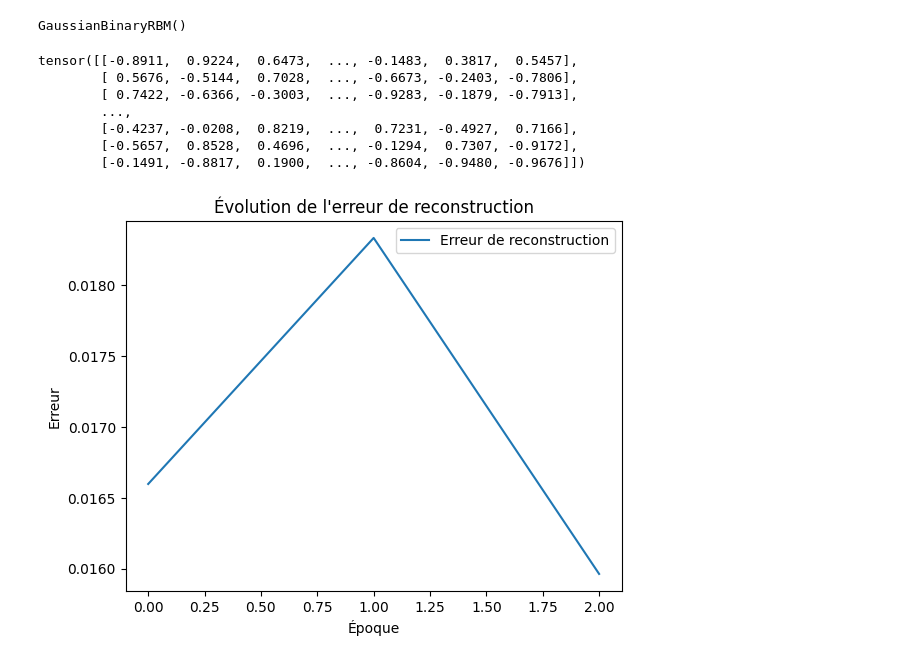
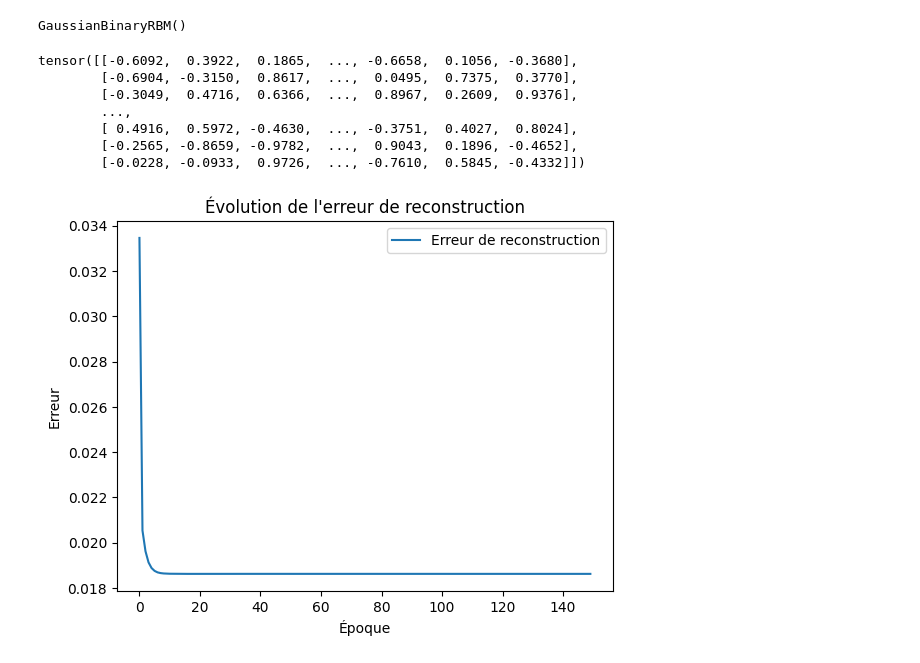
Before and after one commit to Faj1223/BLIP-RBM, a Jupyter notebook: notebooks/test_Gaussian-RBM.ipynb, the cells around one changed output. Drawn from its saved outputs; the diff is of its cells as text; code cells hidden in the pictures.

```diff
--- a/notebooks/test_Gaussian-RBM.ipynb
+++ b/notebooks/test_Gaussian-RBM.ipynb
@@ -7,6 +7,8 @@ import src.RBM as rbm
 # %%
 visible_dim = 443136
 hidden_dim = 1000
-sigma = 10
-RBM =  rbm.GaussianBinaryRBM(visible_dim, hidden_dim, sigma)
+sigma = 0.1
+RBM_1 =  rbm.GaussianBinaryRBM(visible_dim, hidden_dim, sigma)
+RBM_2 =  rbm.GaussianBinaryRBM(visible_dim, hidden_dim, sigma)
+RBM_3 =  rbm.GaussianBinaryRBM(visible_dim, hidden_dim, sigma)
 # %%
@@ -14,18 +16,18 @@ print(RBM)
 # %% [output]
 GaussianBinaryRBM()
 # %%
-batch_size = 10
+batch_size = 20
 Batch_data = torch.randn(batch_size, visible_dim)
 Batch_data = torch.tanh(Batch_data)
 print(Batch_data)
 # %% [output]
-tensor([[-0.8911,  0.9224,  0.6473,  ..., -0.1483,  0.3817,  0.5457],
-        [ 0.5676, -0.5144,  0.7028,  ..., -0.6673, -0.2403, -0.7806],
-        [ 0.7422, -0.6366, -0.3003,  ..., -0.9283, -0.1879, -0.7913],
+tensor([[-0.6092,  0.3922,  0.1865,  ..., -0.6658,  0.1056, -0.3680],
+        [-0.6904, -0.3150,  0.8617,  ...,  0.0495,  0.7375,  0.3770],
+        [-0.3049,  0.4716,  0.6366,  ...,  0.8967,  0.2609,  0.9376],
         ...,
-        [-0.4237, -0.0208,  0.8219,  ...,  0.7231, -0.4927,  0.7166],
-        [-0.5657,  0.8528,  0.4696,  ..., -0.1294,  0.7307, -0.9172],
-        [-0.1491, -0.8817,  0.1900,  ..., -0.8604, -0.9480, -0.9676]])
+        [ 0.4916,  0.5972, -0.4630,  ..., -0.3751,  0.4027,  0.8024],
+        [-0.2565, -0.8659, -0.9782,  ...,  0.9043,  0.1896, -0.4652],
+        [-0.0228, -0.0933,  0.9726,  ..., -0.7610,  0.5845, -0.4332]])
 # %%
 import matplotlib.pyplot as plt
 
@@ -39,30 +41,30 @@ def plot_erreur(epoch, error):
     plt.legend()
     plt.show()
 # %%
-epoch = 3
+epoch = 150
 error_score = []
 Batch_error = torch.zeros(batch_size, visible_dim)
 
 for _ in range(epoch):
     # Applique le contraste de divergence sur le lot
-    RBM.contrastive_divergence(Batch_data)
+    RBM_1.contrastive_divergence(Batch_data)
 
     # Effectue la propagation avant pour obtenir les prédictions
-    Batch_pred = RBM.forward(Batch_data)
+    Batch_pred = RBM_1.forward(Batch_data)
 
 
     # Calcul de l'erreur
     Batch_error = Batch_data - Batch_pred
     error = 0
 
     # Imprimer Batch_error pour voir l'écart entre les données et les prédictions
     #print(f"Batch_error: {Batch_error}")
 
     for i in range(len(Batch_error)):
         error = error + (1/visible_dim)*torch.sqrt(((Batch_error[i, :]) ** 2).sum()).item()
 
     error_score.append(error)  # Erreur quadratique
 plot_erreur(epoch, error_score)
 # %% [output]
-[figure, old version]
+[figure, new version]
 # %%
```
Also changed, not shown: parts of 4 cells of this notebook.
